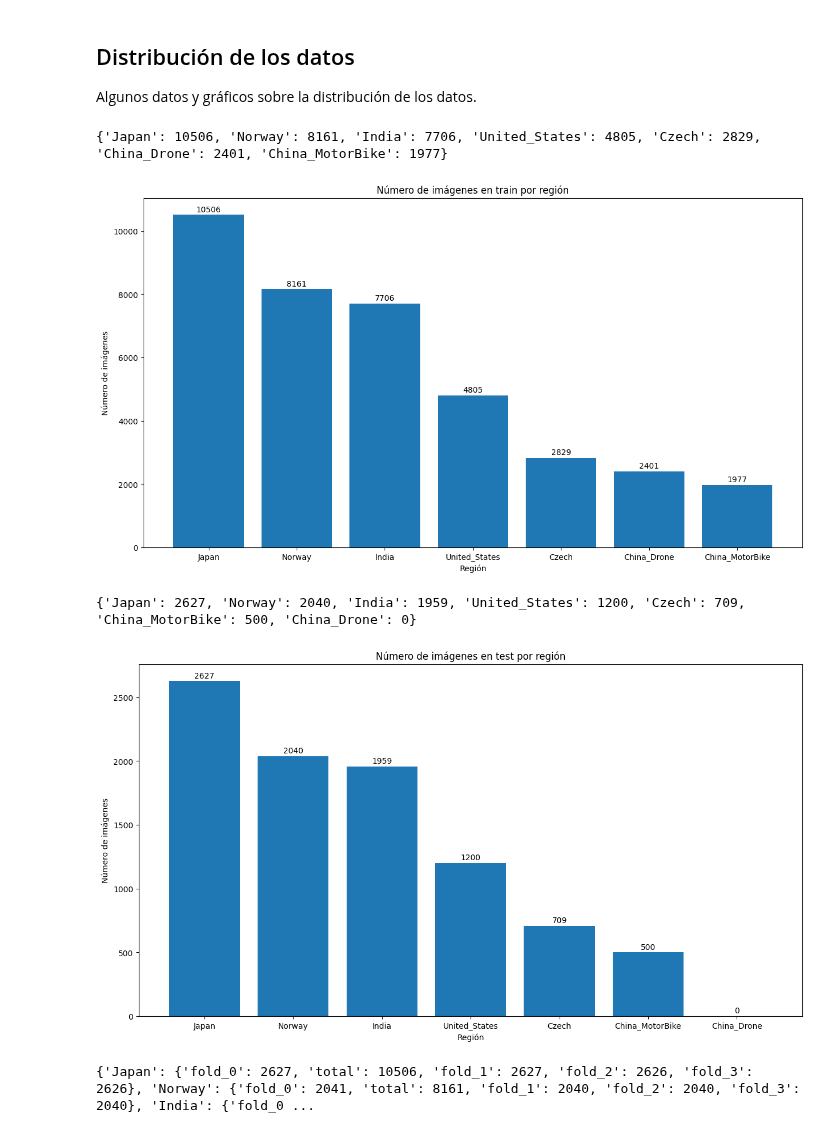
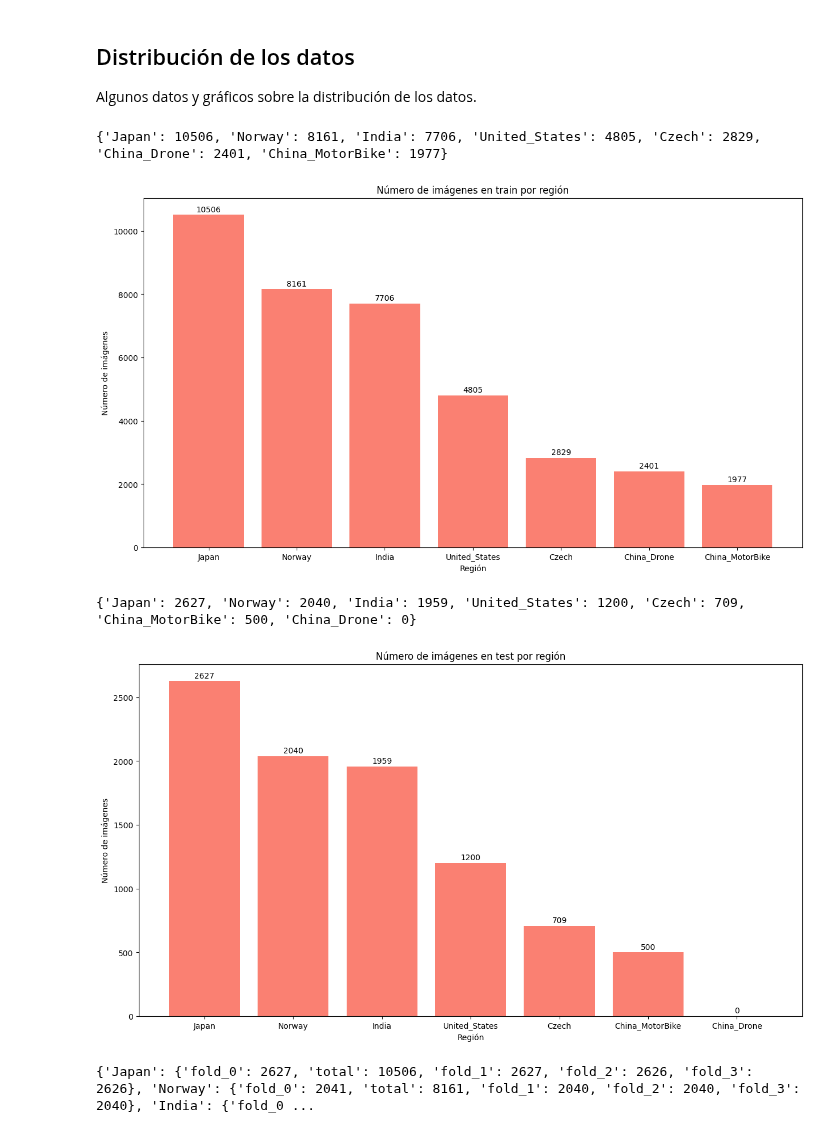
Before and after one commit to JaviBT/tfg-informatica, a Jupyter notebook: data/prepare-DatasetNinja.ipynb, the cells around one changed output. Drawn from its saved outputs; the diff is of its cells as text; code cells hidden in the pictures.

Commit message:
Cambios de estilo en las gráficas de distribución de imagenes

```diff
--- a/data/prepare-DatasetNinja.ipynb
+++ b/data/prepare-DatasetNinja.ipynb
@@ -223,7 +224,7 @@ train_images_per_region = dict(sorted(train_images_per_region.items(), key=lambd
 print(train_images_per_region)
 # Plot
 plt.figure(figsize=(15, 8))
-plt.bar(train_images_per_region.keys(), train_images_per_region.values())
+plt.bar(train_images_per_region.keys(), train_images_per_region.values(), color='salmon')
 plt.xlabel('Región')
 plt.ylabel('Número de imágenes')
 plt.title('Número de imágenes en train por región')
@@ -243,7 +244,7 @@ test_images_per_region = dict(sorted(test_images_per_region.items(), key=lambda
 print(test_images_per_region)
 # Plot
 plt.figure(figsize=(15, 8))
-plt.bar(test_images_per_region.keys(), test_images_per_region.values())
+plt.bar(test_images_per_region.keys(), test_images_per_region.values(), color='salmon')
 plt.xlabel('Región')
 plt.ylabel('Número de imágenes')
 plt.title('Número de imágenes en test por región')
@@ -252,36 +253,35 @@ for i, v in enumerate(test_images_per_region.values()):
     plt.text(i, v + 25, str(v), ha='center')
 plt.show()
 
 
 # Bar plot con el número de imágenes en test por cada regíon (Mostrar la fracción de la barra que corresponde a cada fold)
-fold_colors = ['b', 'g', 'r', 'c']
-
 train_images_per_region_folds = {}
 for region in REGIONS:
     train_images_per_region_folds[f'{region}'] = {}
     for fold in range(NUM_FOLDS):
         train_images_per_region_folds[f'{region}'][f'fold_{fold}'] = len(os.listdir(os.path.join(PATH, region, 'train', f'fold_{fold}', 'images')))
         train_images_per_region_folds[f'{region}']['total'] = train_images_per_region_folds[f'{region}'].get('total', 0) + len(os.listdir(os.path.join(PATH, region, 'train', f'fold_{fold}', 'images')))
 # Sort dictionary by values
 train_images_per_region_folds = dict(sorted(train_images_per_region_folds.items(), key=lambda item: item[1]['total'], reverse=True))
 # Mostramos el número total de imágenes en train
 print(train_images_per_region_folds)
 # Plot
 plt.figure(figsize=(15, 8))
+fold_colors = sns.color_palette('flare', NUM_FOLDS)
 for i, region in enumerate(train_images_per_region_folds.keys()):
     for j, fold in enumerate(range(NUM_FOLDS)):
         plt.bar(region, train_images_per_region_folds[region][f'fold_{fold}'], color=fold_colors[j], bottom=sum([train_images_per_region_folds[region][f'fold_{k}'] for k in range(fold)]))
 plt.xlabel('Región')
 plt.ylabel('Número de imágenes')
 plt.title('Número de imágenes en train por región y fold')
 plt.legend(['Fold 0', 'Fold 1', 'Fold 2', 'Fold 3'])
 # Mostrar el número de imágenes en cada barra
 for region in train_images_per_region_folds.keys():
     plt.text(region, train_images_per_region_folds[region]['total'] + 100, str(train_images_per_region_folds[region]['total']), ha='center')
 plt.show()
 # %% [output]
 {'Japan': 10506, 'Norway': 8161, 'India': 7706, 'United_States': 4805, 'Czech': 2829, 'China_Drone': 2401, 'China_MotorBike': 1977}
-[figure, old version]
+[figure, new version]
 {'Japan': 2627, 'Norway': 2040, 'India': 1959, 'United_States': 1200, 'Czech': 709, 'China_MotorBike': 500, 'China_Drone': 0}
-[figure, old version]
+[figure, new version]
 {'Japan': {'fold_0': 2627, 'total': 10506, 'fold_1': 2627, 'fold_2': 2626, 'fold_3': 2626}, 'Norway': {'fold_0': 2041, 'total': 8161, 'fold_1': 2040, 'fold_2': 2040, 'fold_3': 2040}, 'India': {'fold_0 ...
```
Also changed, not shown: parts of 2 cells of this notebook.
